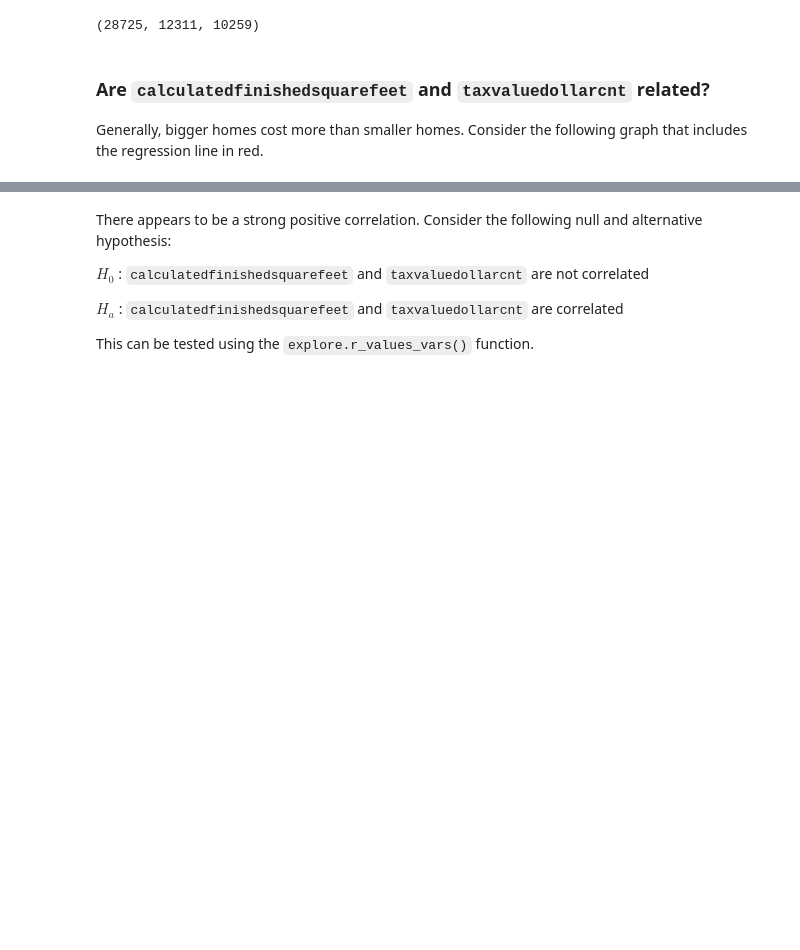
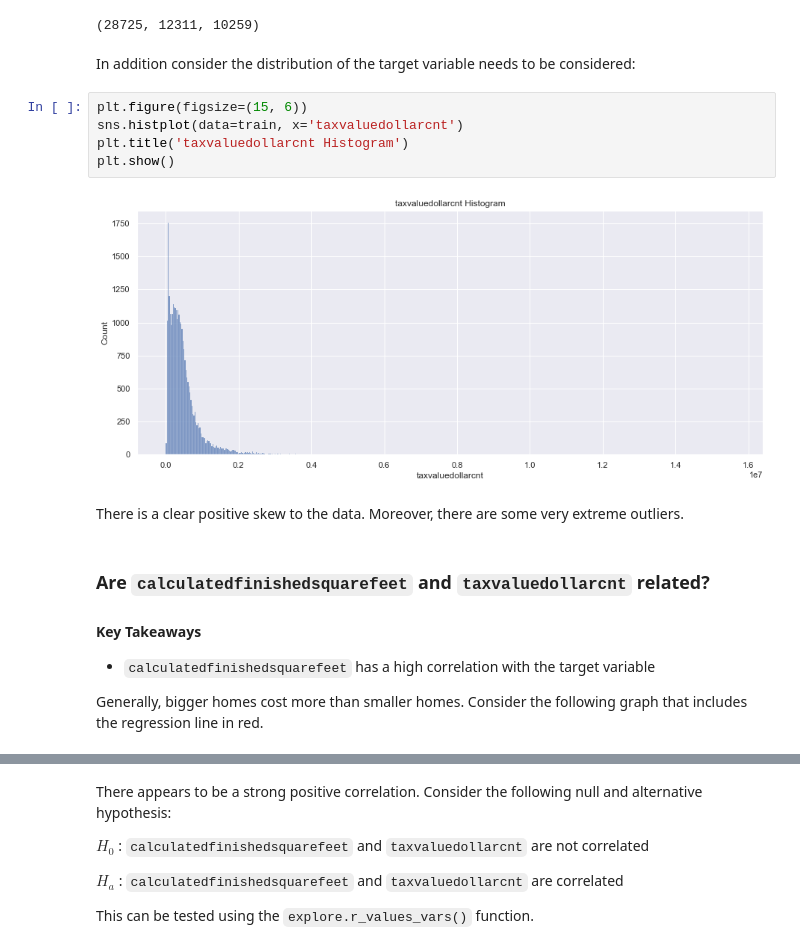
Before and after one commit to stephenfitzsimon/zillow_regression_project, a Jupyter notebook: final_report.ipynb, the cells around one changed output, grey strips where cells are left out. Saved outputs shown, nothing was run; the diff lists cells and outputs as text; blank space fills up the shorter version.

```diff
--- a/final_report.ipynb
+++ b/final_report.ipynb
@@ -294,9 +340,23 @@ train, validate, test = wrangle.split_zillow_data(df) #split the data and store
 train.shape[0], validate.shape[0], test.shape[0] #display the number of rows in each dataframe
 # %% [output]
 (28725, 12311, 10259)
+# %% [markdown]
+In addition consider the distribution of the target variable needs to be considered:
+# %%
+plt.figure(figsize=(15, 6))
+sns.histplot(data=train, x='taxvaluedollarcnt')
+plt.title('taxvaluedollarcnt Histogram')
+plt.show()
+# %% [output]
+[figure, added]
+# %% [markdown]
+There is a clear positive skew to the data. Moreover, there are some very extreme outliers.
 # %% [markdown]
 ### Are `calculatedfinishedsquarefeet` and `taxvaluedollarcnt` related? <a name='hypothesis1'></a>
 
+#### Key Takeaways
+- `calculatedfinishedsquarefeet` has a high correlation with the target variable
+
 Generally, bigger homes cost more than smaller homes.  Consider the following graph that includes the regression line in red.
 # %%
 explore.plot_variable_pairs(train, columns_y=['taxvaluedollarcnt'], columns_x=['calculatedfinishedsquarefeet'])
```
Also changed, not shown: parts of 92 cells of this notebook, 3 other files.
